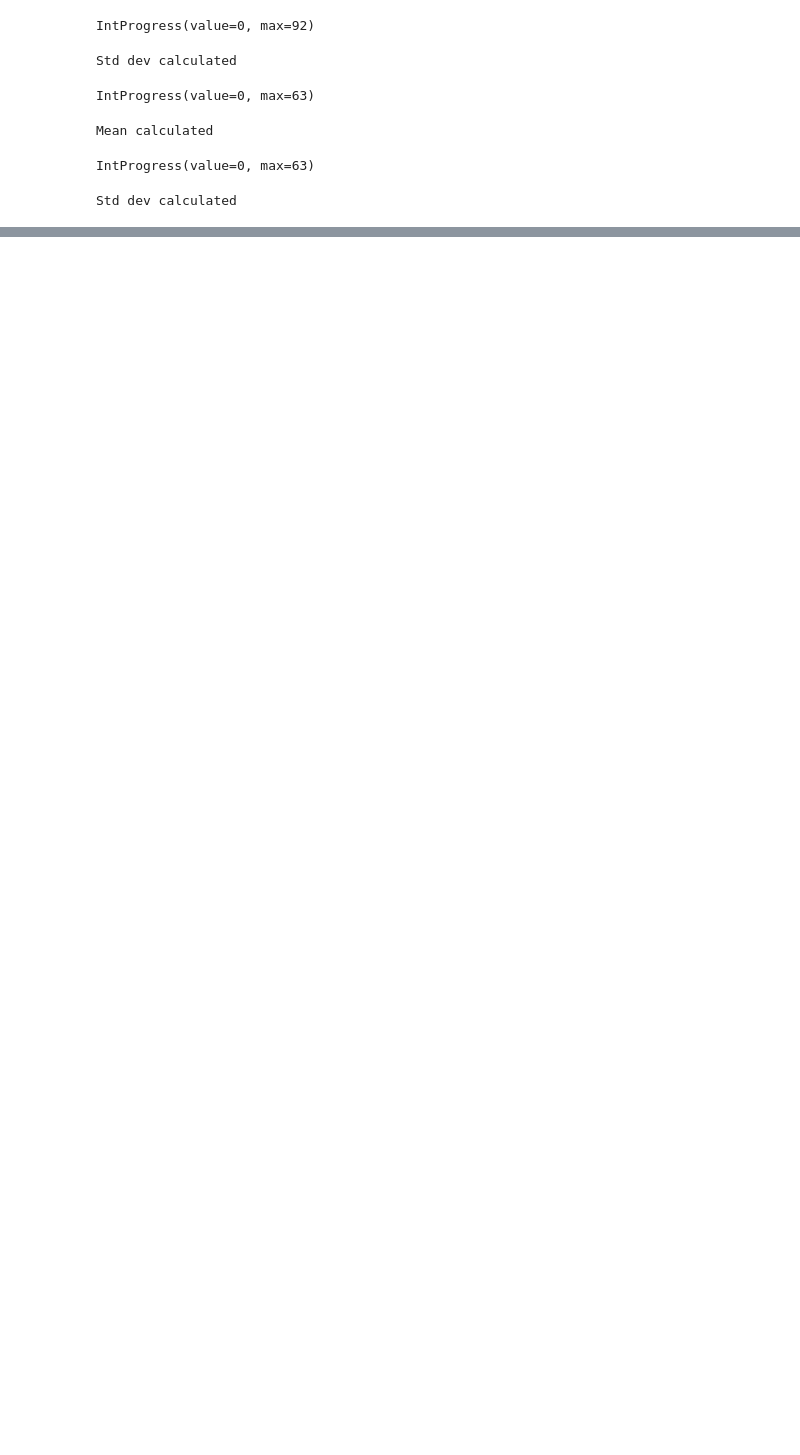
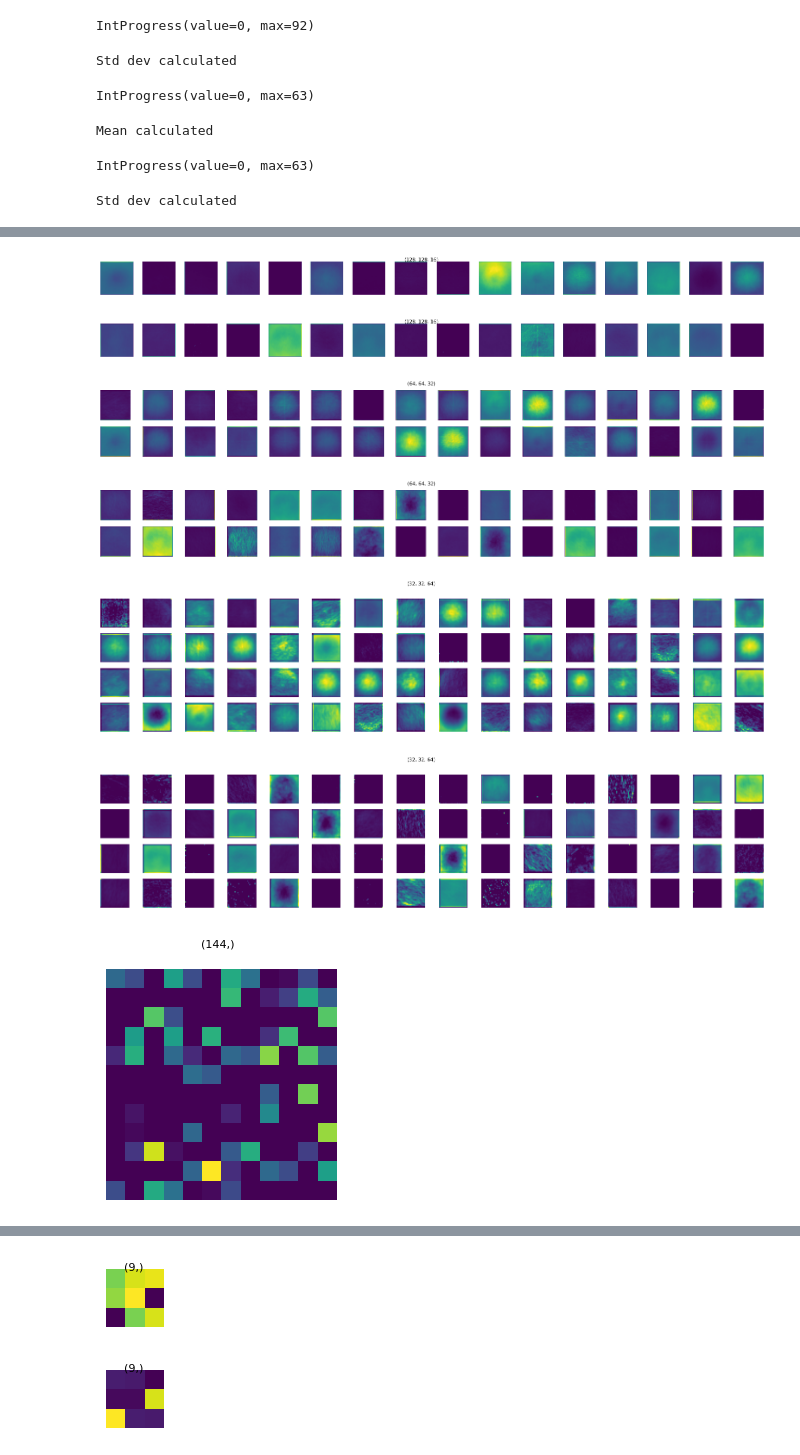
Before and after one commit to jbrneto/cnn-dosimetry, a Jupyter notebook: Generalization.ipynb, the cells around one changed output, grey strips where cells are left out. Cells and saved outputs as stored; diff of their text form; code cells hidden in the pictures; blank space fills up the shorter version.

```diff
--- a/Generalization.ipynb
+++ b/Generalization.ipynb
@@ -133,6 +130,20 @@ def print_filters_1d(filters):
     fig, axarr = plt.subplots(1,1, figsize=(size/4, size/4))
     axarr.axis('off')
     axarr.imshow(np.reshape(filters, (size, size)))
+    fig.suptitle(filters.shape, fontsize=8)
+
+def print_filters_2d(filters):
+    depth = filters.shape[-1]
+    mj = filters.shape[-2]
+    mi = math.ceil(depth/mj)
+    fi = 0
+    fig, axarr = plt.subplots(mi, mj, figsize=(20, mi))
+    for i in range(mi):
+        for j in range(mj):
+            axarr[i][j].axis('off')
+            if fi < depth:
+                axarr[i][j].imshow(filters[:,:,fi,0], cmap='gray')
+            fi += 1
     fig.suptitle(filters.shape, fontsize=8)
 
 def print_filters_3d(filters):
@@ -319,0 +409,3 @@ Std dev calculated
+# %%
+meanst1all, _ = get_mean_output(model, train_flw, all_layers)
+meanst2all, _ = get_mean_output(model2, train_cat_join, all_layers)
@@ -319,0 +433,22 @@ Std dev calculated
+# %%
+for l in cnn_layers:
+	print_filters_2d(model.layers[l].get_weights()[0])
+# %%
+for l in all_layers:
+    ftrs = meanst1all[l][0]
+    ftrs2 = meanst2all[l][0]
+
+    if len(ftrs.shape) == 1:
+        print_filters_1d(ftrs)
+        print_filters_1d(ftrs2)
+    elif len(ftrs.shape) == 3:
+        print_filters_3d(ftrs)
+        print_filters_3d(ftrs2)
+# %% [output]
+[figure, new version]
+[figure, new version]
+[figure, new version]
+[figure, new version]
+[figure, new version]
+[figure, new version]
+[figure, new version]
@@ -319,0 +456,2 @@ Std dev calculated
+[figure, new version]
+[figure]
```
Also changed, not shown: parts of 34 cells of this notebook.
